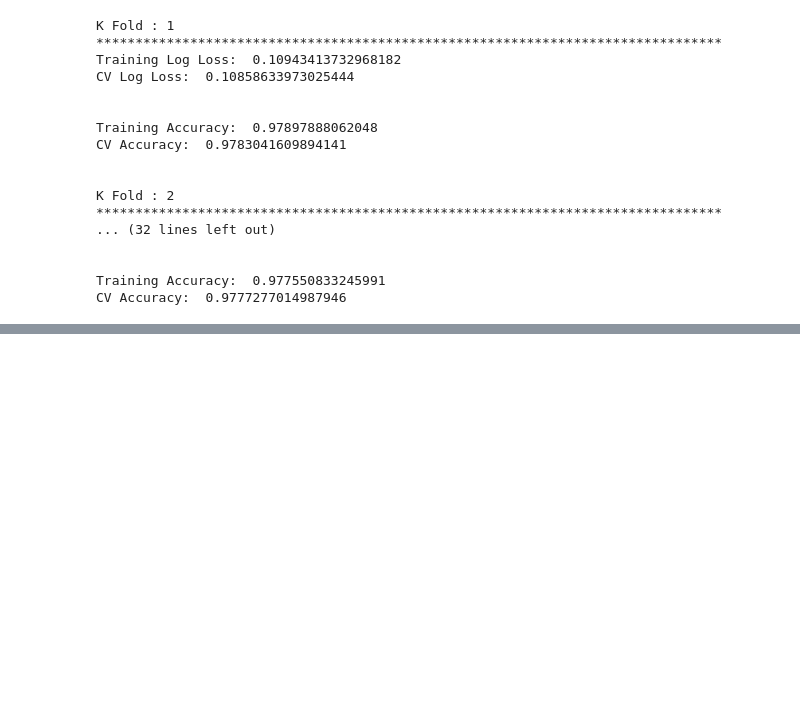
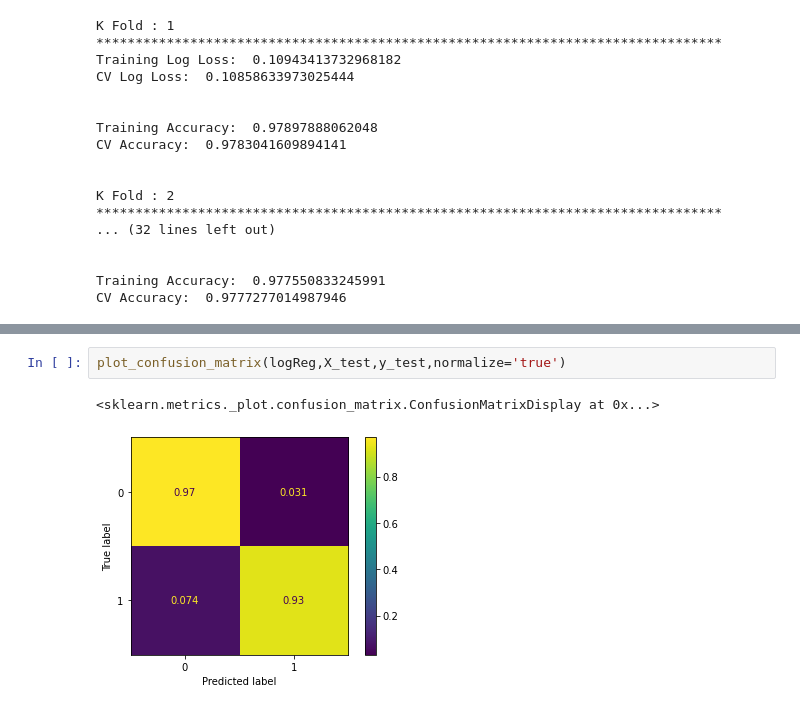
Before and after one commit to plaban1981/Hands_on_unsupervised_learning, a Jupyter notebook: 02_end_to_end_machine_learning_project.ipynb, the cells around one changed output, grey strips where cells are left out. Saved outputs shown, nothing was run; the diff lists cells and outputs as text; blank space fills up the shorter version.

```diff
--- a/02_end_to_end_machine_learning_project.ipynb
+++ b/02_end_to_end_machine_learning_project.ipynb
@@ -321,0 +549,5 @@ CV Accuracy:  0.9777277014987946
+# %%
+plot_confusion_matrix(logReg,X_test,y_test,normalize='true')
+# %% [output]
+<sklearn.metrics._plot.confusion_matrix.ConfusionMatrixDisplay at 0x...>
+[figure, added]
```
Also changed, not shown: parts of 35 cells of this notebook.
